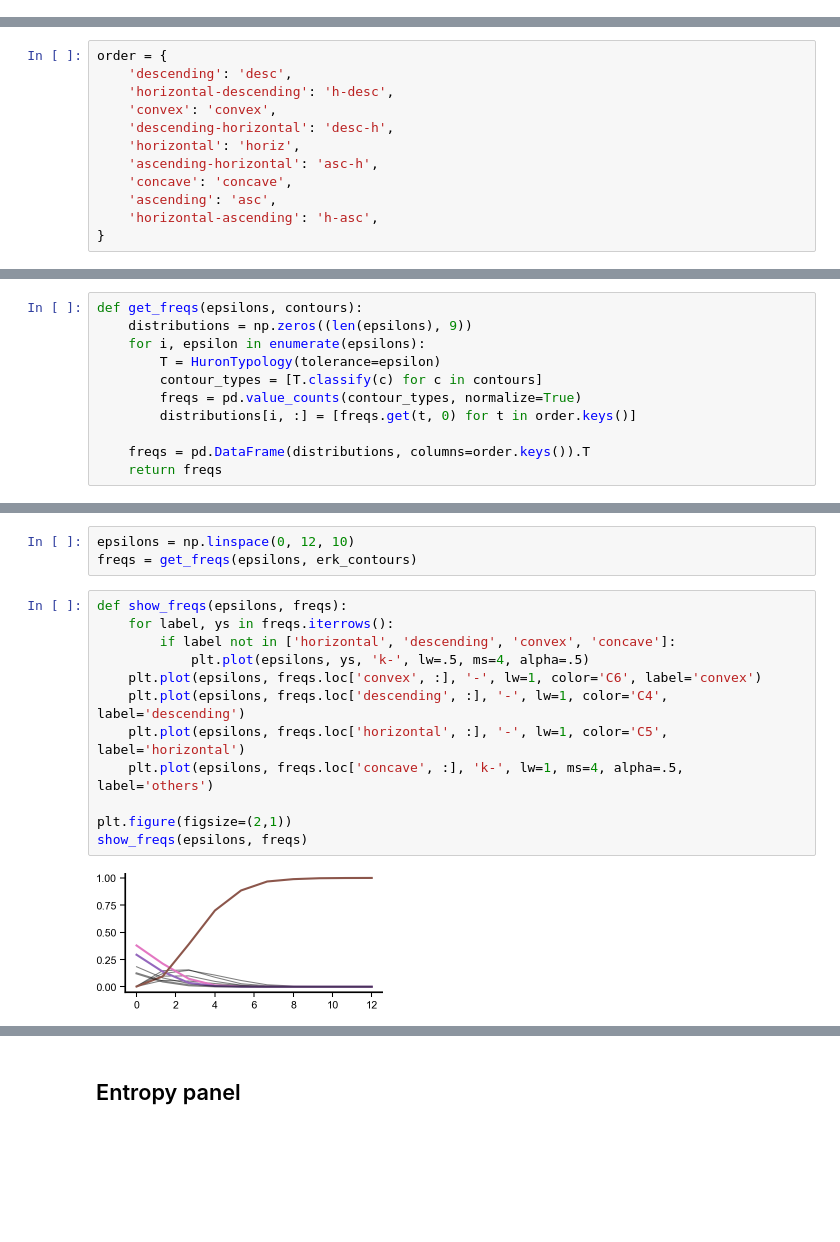
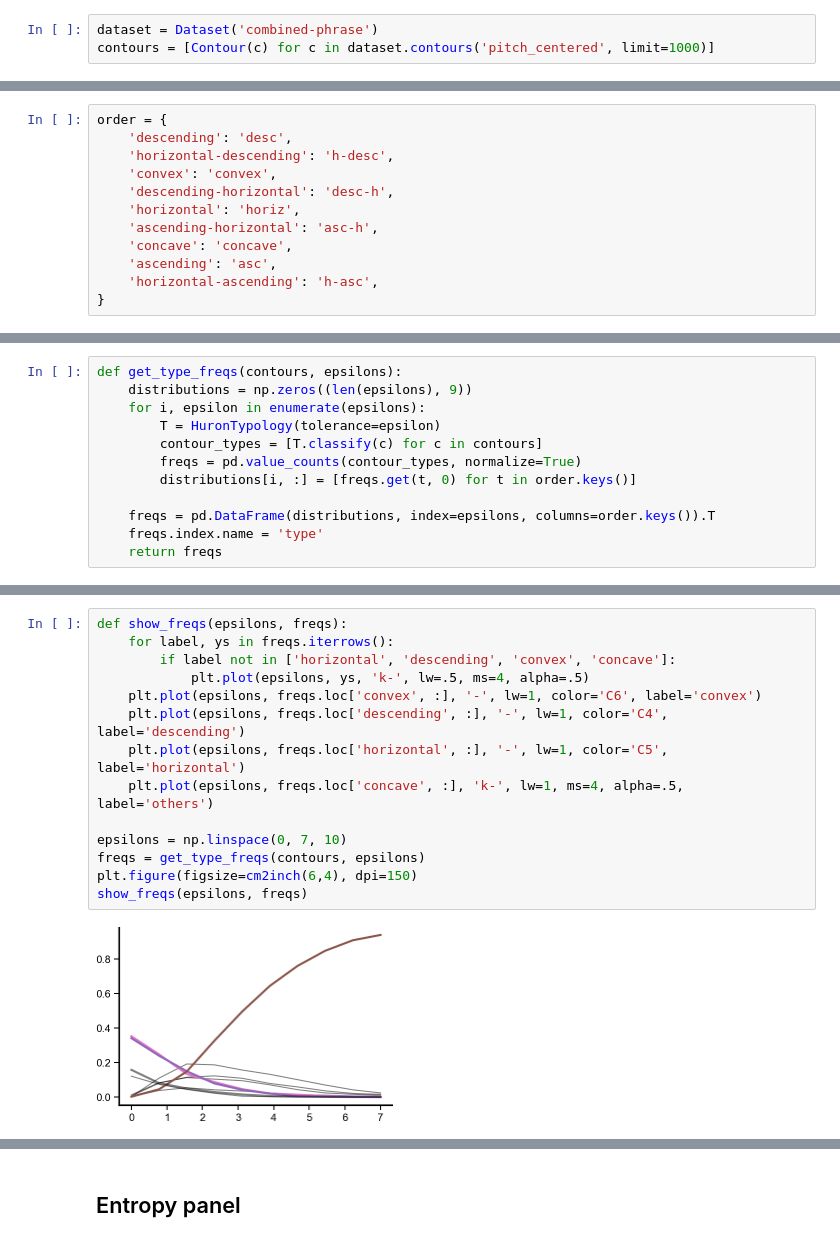
Before and after one commit to bacor/shapes-of-music, a Jupyter notebook: clean_notebooks/Tolerance.ipynb, the cells around one changed output, grey strips where cells are left out. Cells and saved outputs as stored; diff of their text form; blank space fills up the shorter version.

```diff
--- a/clean_notebooks/Tolerance.ipynb
+++ b/clean_notebooks/Tolerance.ipynb
@@ -50,0 +25,3 @@ best_epsilon
+# %%
+dataset = Dataset('combined-phrase')
+contours = [Contour(c) for c in dataset.contours('pitch_centered', limit=1000)]
@@ -123,5 +118,5 @@ freqs['descending']
 # %%
-def get_freqs(epsilons, contours):
+def get_type_freqs(contours, epsilons):
     distributions = np.zeros((len(epsilons), 9))
     for i, epsilon in enumerate(epsilons):
         T = HuronTypology(tolerance=epsilon)
@@ -129,5 +124,6 @@ def get_freqs(epsilons, contours):
         freqs = pd.value_counts(contour_types, normalize=True)
         distributions[i, :] = [freqs.get(t, 0) for t in order.keys()]
 
-    freqs = pd.DataFrame(distributions, columns=order.keys()).T
+    freqs = pd.DataFrame(distributions, index=epsilons, columns=order.keys()).T
+    freqs.index.name = 'type'
     return freqs
@@ -134,17 +142,16 @@ def get_freqs(epsilons, contours):
-# %%
-epsilons = np.linspace(0, 12, 10)
-freqs = get_freqs(epsilons, erk_contours)
 # %%
 def show_freqs(epsilons, freqs):
     for label, ys in freqs.iterrows():
         if label not in ['horizontal', 'descending', 'convex', 'concave']:
             plt.plot(epsilons, ys, 'k-', lw=.5, ms=4, alpha=.5)
     plt.plot(epsilons, freqs.loc['convex', :], '-', lw=1, color='C6', label='convex')
     plt.plot(epsilons, freqs.loc['descending', :], '-', lw=1, color='C4', label='descending')
     plt.plot(epsilons, freqs.loc['horizontal', :], '-', lw=1, color='C5', label='horizontal')
     plt.plot(epsilons, freqs.loc['concave', :], 'k-', lw=1, ms=4, alpha=.5, label='others')
 
-plt.figure(figsize=(2,1))
+epsilons = np.linspace(0, 7, 10)
+freqs = get_type_freqs(contours, epsilons)
+plt.figure(figsize=cm2inch(6,4), dpi=150)
 show_freqs(epsilons, freqs)
 # %% [output]
-[figure, old version]
+[figure, new version]
```
Also changed, not shown: parts of 28 cells of this notebook, 3 other files.
